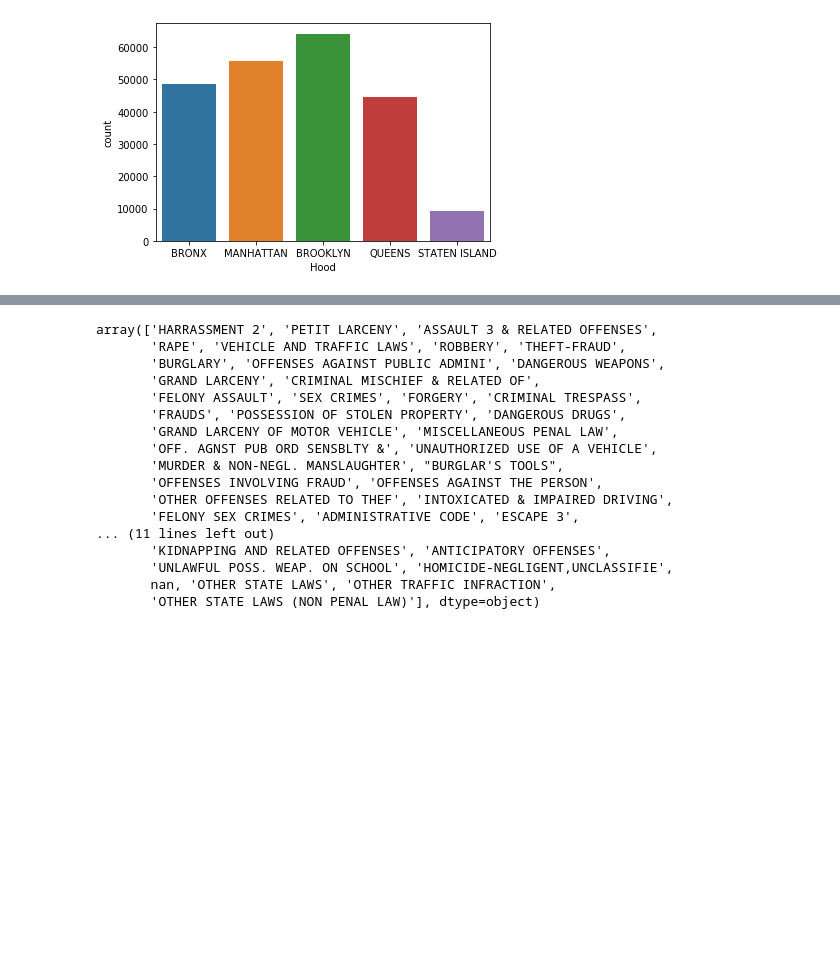
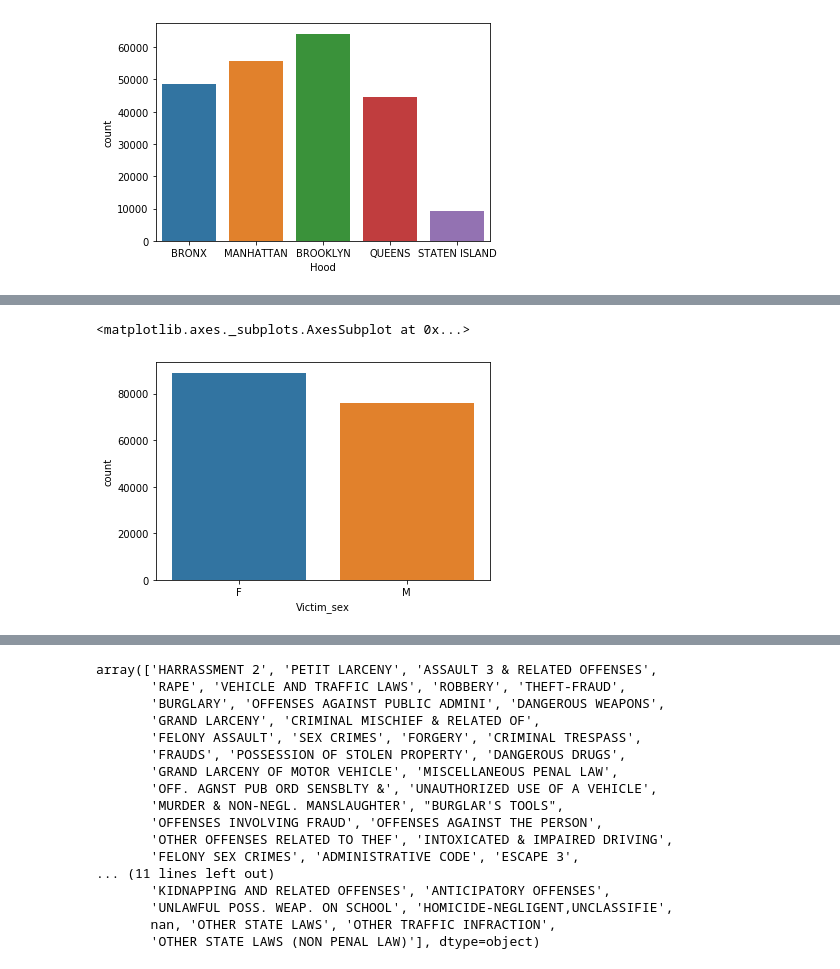
Before and after one commit to ta-data-bcn/Project-Week-5-Your-Own-Project, a Jupyter notebook: your-project/Complaints data analysis.ipynb, the cells around one changed output, grey strips where cells are left out. Saved outputs shown, nothing was run; the diff lists cells and outputs as text; code cells hidden in the pictures; blank space fills up the shorter version.

```diff
--- a/your-project/Complaints data analysis.ipynb
+++ b/your-project/Complaints data analysis.ipynb
@@ -48,3 +55,9 @@ sns.countplot(complaints_hood['Hood'])
+# %%
+# Let's drop the E and D from Victim_sex that correspond to Unkown victim information
+complaints_vict_sex = complaints[~complaints.Victim_sex.str.contains("E|D")]
 # %%
 # Find out the distribution of complaints by victim sex
-sns.countplot(complaints_hood['Victim_sex'])
+sns.countplot(complaints_vict_sex['Victim_sex'])
+# %% [output]
+<matplotlib.axes._subplots.AxesSubplot at 0x...>
+[figure, added]
```
Also changed, not shown: parts of 4 cells of this notebook.
